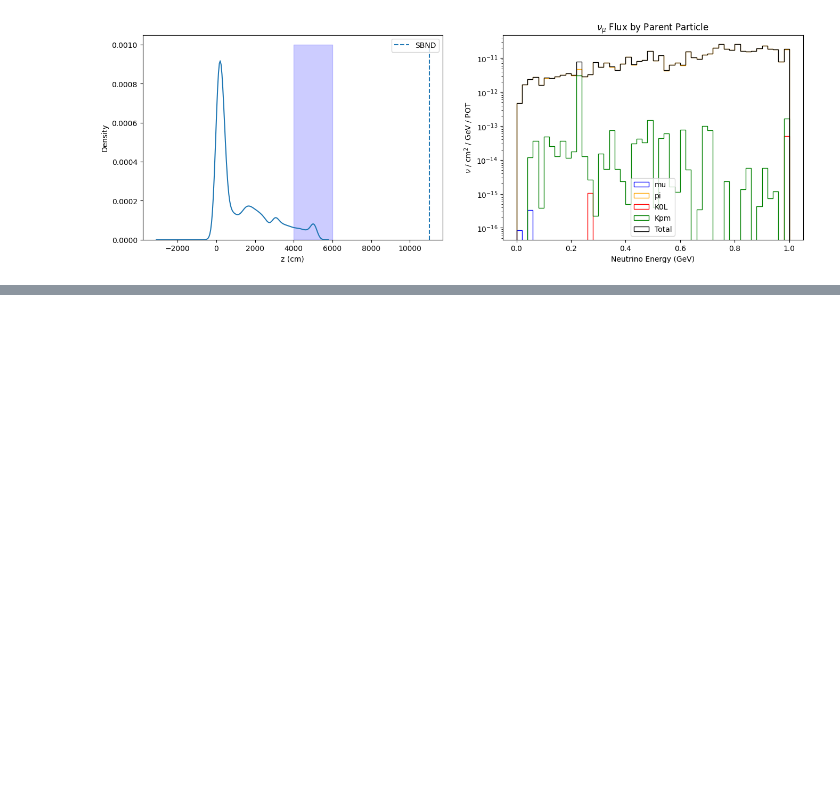
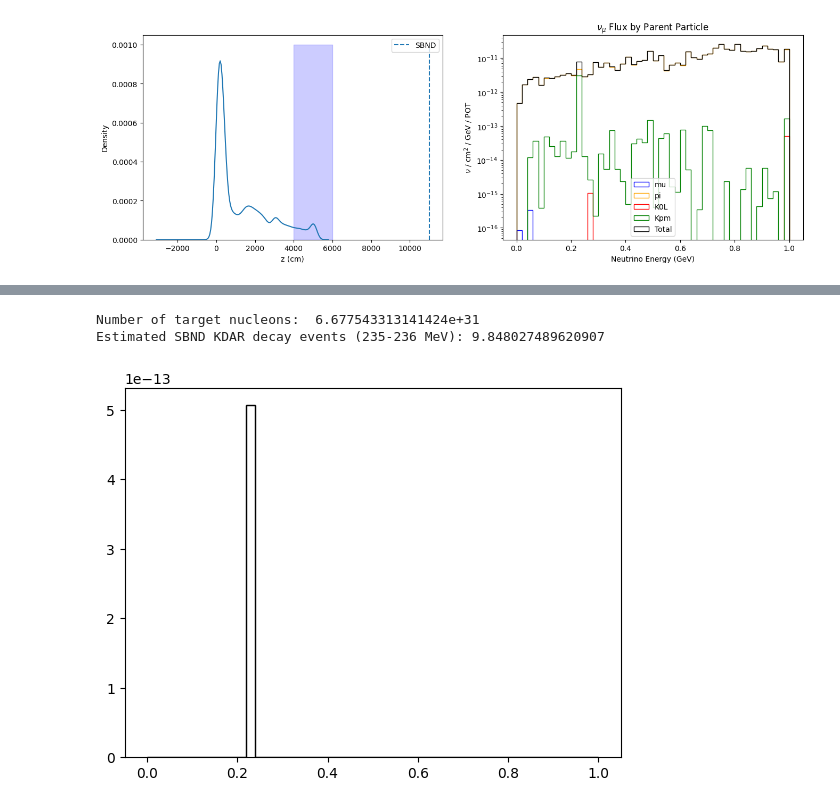
Before and after one commit to tomdsimpson/KDAR-Summer-Project, a Jupyter notebook: possible_selections.ipynb, the cells around one changed output, grey strips where cells are left out. Saved outputs shown, nothing was run; the diff lists cells and outputs as text; code cells hidden in the pictures; blank space fills up the shorter version.

```diff
--- a/possible_selections.ipynb
+++ b/possible_selections.ipynb
@@ -208,0 +227,31 @@ ax2.set_yscale("log")
+# %%
+xsec_numu = np.loadtxt("./DATA/Genie_xs/Genie_xs/numu_Ar_v3.04.00_t.AR23.20i.00.000.txt")
+xsec_nuc = 1e-38 / 40 # Not sure which units
+pot = 6.5e20
+
+rho = 1.38434 #g/cm^{3}
+n_a = 6.022e23 #molec/mol
+m_mol = 39.95 #g/mol
+A = 40
+volume_cm3 = 400*400*500
+n_targets = (rho * volume_cm3 * n_a * A) / (m_mol)
+print('Number of target nucleons: ', n_targets)
+
+mask = is_numu & (parent_groups["K0L"][0] | parent_groups["Kpm"][0]) & (energies > .235) & (energies < .236) & decay_mask & phi_mask & theta_mask
+events = []
+
+values, edges, _ = plt.hist(energies[mask], bins=bins, weights=tot_wgts[mask],
+                        label="Total", color="black", histtype="step", linewidth=1)
+
+bin_centres = (edges[1:] + edges[:-1]) / 2
+
+for centre, val in zip(bin_centres, values):
+    xsection = np.interp(centre, xsec_numu[:,0], xsec_numu[:,1] * xsec_nuc)
+    evt = val * pot * xsection * n_targets
+    events.append(evt)
+
+print(f"Estimated SBND KDAR decay events (235-236 MeV):", np.sum(events))
+# %% [output]
+Number of target nucleons:  6.677543313141424e+31
+Estimated SBND KDAR decay events (235-236 MeV): 9.848027489620907
+[figure, added]
```
Also changed, not shown: parts of 4 cells of this notebook, 2 other files.
